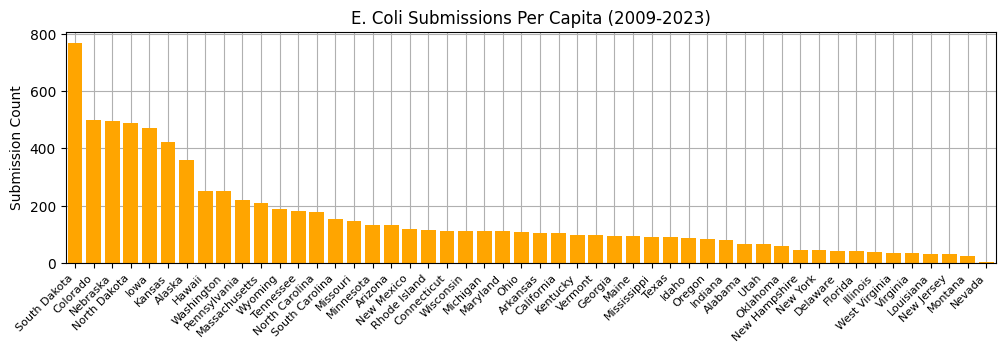
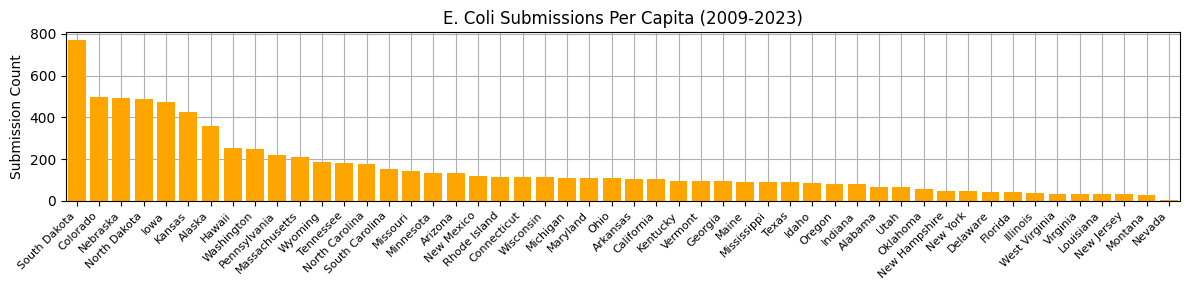
Code edit (unified diff) that turned the first committed figure into the second:
--- before
+++ after
@@ -10,4 +10,6 @@
 plt.ylabel('Submission Count')
 plt.xticks(rotation=45, ha='right', fontsize=8)
+plt.tight_layout()
+plt.savefig('../outputs/top_states_count_per_cap_562.tiff', dpi=300)
 plt.show()
 
@@ -21,3 +23,5 @@
 plt.ylabel('Submission Count')
 plt.xticks(rotation=45, ha='right', fontsize=8)
+plt.tight_layout()
+plt.savefig('../outputs/top_states_count_per_cap_590.tiff', dpi=300)
 plt.show()

Commit: 8-13 changes. PPTX move to onedrive